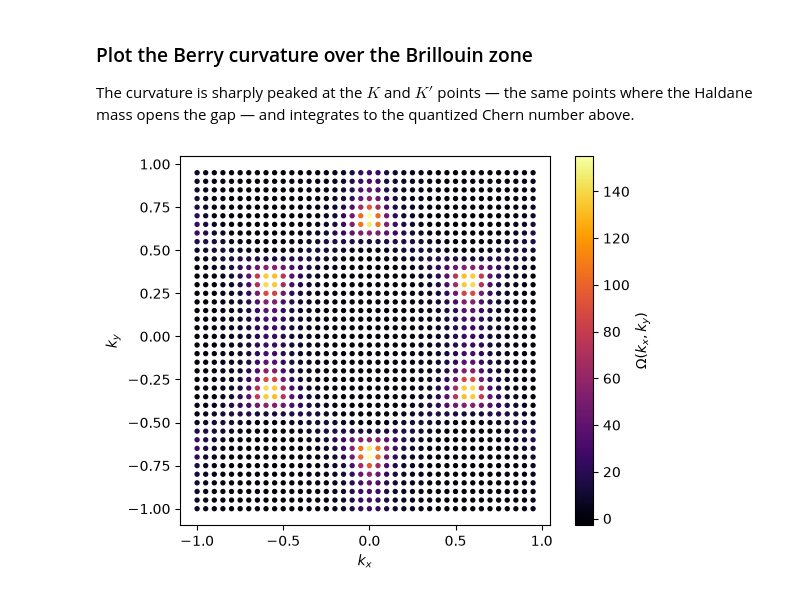
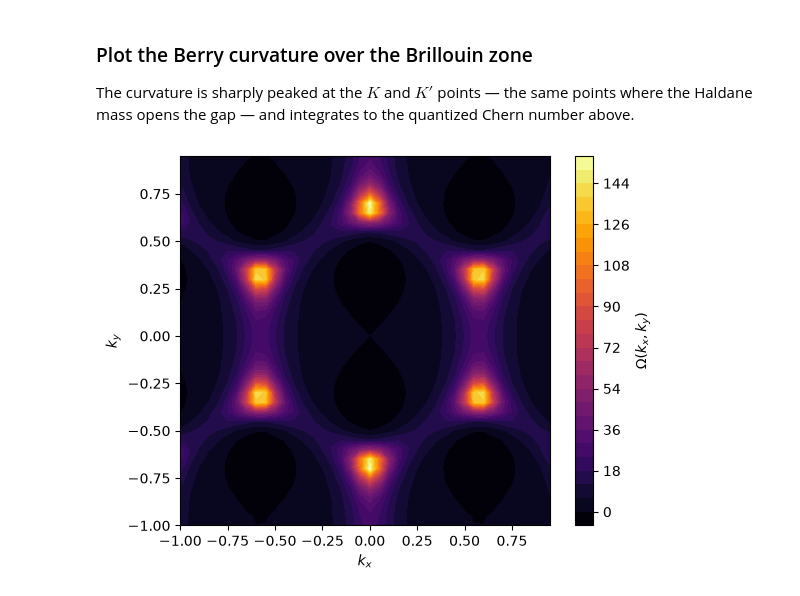
Before and after one commit to joselado/pyqula, a Jupyter notebook: jupyter-notebooks/08_chern_insulator/main.ipynb, the cells around one changed output. Saved outputs shown, nothing was run; the diff lists cells and outputs as text; code cells hidden in the pictures.

```diff
--- a/jupyter-notebooks/08_chern_insulator/main.ipynb
+++ b/jupyter-notebooks/08_chern_insulator/main.ipynb
@@ -43,10 +43,12 @@ plt.show() # show the plot
 ### Plot the Berry curvature over the Brillouin zone
 The curvature is sharply peaked at the $K$ and $K'$ points — the same points where the Haldane mass opens the gap — and integrates to the quantized Chern number above.
 # %%
-sc = plt.scatter(kx,ky,c=omega,cmap="inferno",s=8)
-plt.colorbar(sc,label="$\Omega(k_x,k_y)$")
+nk = 40
+KX,KY,OMEGA = kx.reshape(nk,nk),ky.reshape(nk,nk),omega.reshape(nk,nk)
+cf = plt.contourf(KX,KY,OMEGA,levels=30,cmap="inferno")
+plt.colorbar(cf,label="$\Omega(k_x,k_y)$")
 plt.xlabel("$k_x$") ; plt.ylabel("$k_y$")
 plt.gca().set_aspect("equal")
 plt.show()
 # %% [output]
-[figure, old version]
+[figure, new version]
```
Also changed, not shown: 1 other file.
